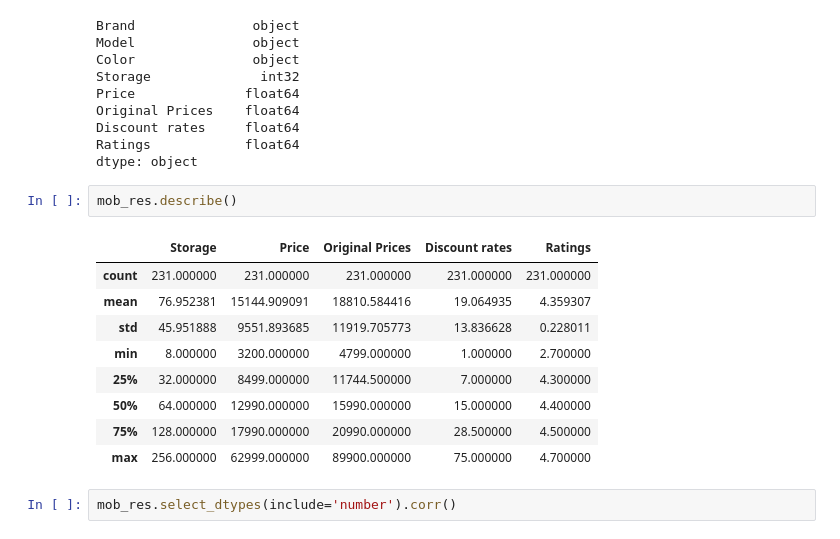
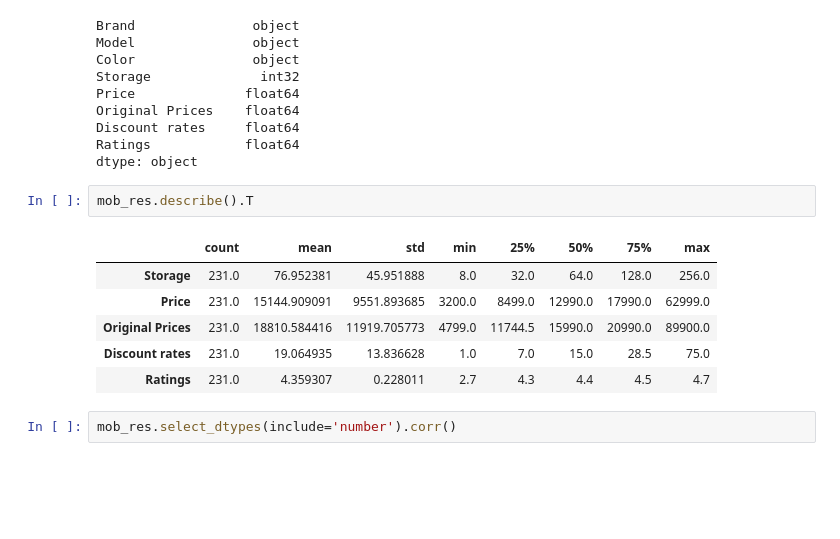
Before and after one commit to bhuvansai93/23098103-Statistics-and-Trends, a Jupyter notebook: 23019803_Assignment2_ADS1.ipynb, the cells around one changed output. Cells and saved outputs as stored; diff of their text form; blank space fills up the shorter version.

```diff
--- a/23019803_Assignment2_ADS1.ipynb
+++ b/23019803_Assignment2_ADS1.ipynb
@@ -239,17 +237,14 @@ Discount rates     float64
 Ratings            float64
 dtype: object
 # %%
-mob_res.describe()
+mob_res.describe().T
 # %% [output]
-|  | Storage | Price | Original Prices | Discount rates | Ratings |
-| count | 231.000000 | 231.000000 | 231.000000 | 231.000000 | 231.000000 |
-| mean | 76.952381 | 15144.909091 | 18810.584416 | 19.064935 | 4.359307 |
-| std | 45.951888 | 9551.893685 | 11919.705773 | 13.836628 | 0.228011 |
-| min | 8.000000 | 3200.000000 | 4799.000000 | 1.000000 | 2.700000 |
-| 25% | 32.000000 | 8499.000000 | 11744.500000 | 7.000000 | 4.300000 |
-| 50% | 64.000000 | 12990.000000 | 15990.000000 | 15.000000 | 4.400000 |
-| 75% | 128.000000 | 17990.000000 | 20990.000000 | 28.500000 | 4.500000 |
-| max | 256.000000 | 62999.000000 | 89900.000000 | 75.000000 | 4.700000 |
+|  | count | mean | std | min | 25% | 50% | 75% | max |
+| Storage | 231.0 | 76.952381 | 45.951888 | 8.0 | 32.0 | 64.0 | 128.0 | 256.0 |
+| Price | 231.0 | 15144.909091 | 9551.893685 | 3200.0 | 8499.0 | 12990.0 | 17990.0 | 62999.0 |
+| Original Prices | 231.0 | 18810.584416 | 11919.705773 | 4799.0 | 11744.5 | 15990.0 | 20990.0 | 89900.0 |
+| Discount rates | 231.0 | 19.064935 | 13.836628 | 1.0 | 7.0 | 15.0 | 28.5 | 75.0 |
+| Ratings | 231.0 | 4.359307 | 0.228011 | 2.7 | 4.3 | 4.4 | 4.5 | 4.7 |
 # %%
 mob_res.select_dtypes(include='number').corr()
 # %% [output]
```
Also changed, not shown: parts of 11 cells of this notebook.
